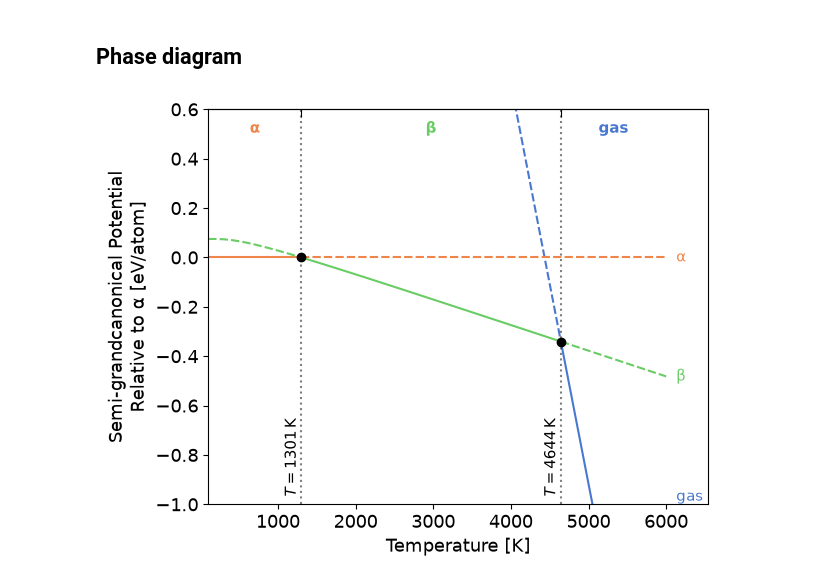
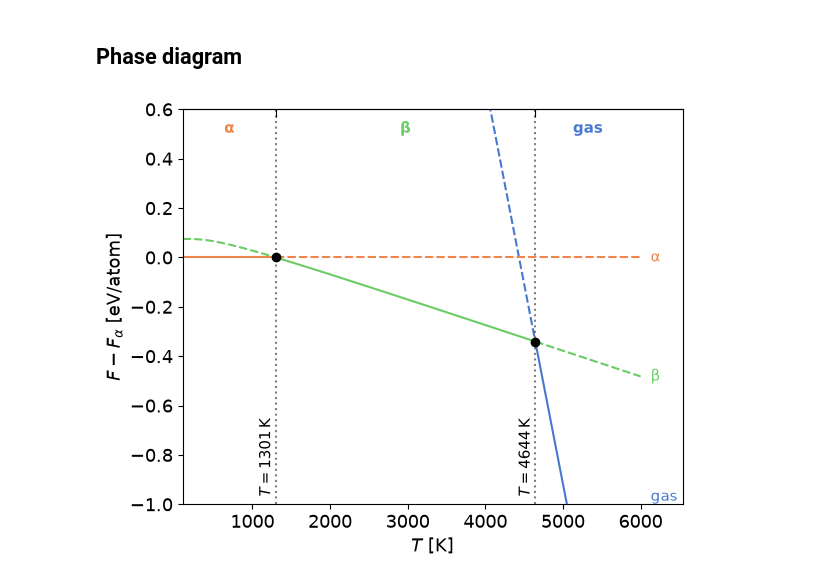
Before and after one commit to pmrv/landau-gallery-poster, a Jupyter notebook: Ase/Solid_Gas_ASE.ipynb, the cells around one changed output. Cells and saved outputs as stored; diff of their text form; code cells hidden in the pictures.

Commit message:
Use short symbol and unit labels on the 1D plots
Co-Authored-By: Claude Opus 5.5 <noreply@anthropic.com>

```diff
--- a/Ase/Solid_Gas_ASE.ipynb
+++ b/Ase/Solid_Gas_ASE.ipynb
@@ -57,12 +57,14 @@ gas = ld.AsePhase(
 # %%
 df = calc_phase_diagram([alpha, beta, gas], Ts=np.linspace(100, 6000, 60), mu=0.0, keep_unstable=True)
 
 plt.rcParams.update({"font.size": FONTSIZE, "svg.fonttype": "none"})
 fig = plt.figure(figsize=FIGSIZE)
 ax = fig.add_axes(AXES)
 plot_1d_T_phase_diagram(df, ax=ax, reference_phase="α", ylim=(-1, 0.6))
+ax.set_xlabel("$T$ [K]")
+ax.set_ylabel(r"$F - F_\alpha$ [eV/atom]")
 
 fig.savefig(OUT)
 fig.savefig(OUT.replace(".svg", ".png"), dpi=DPI, transparent=True)
 # %% [output]
-[figure, old version]
+[figure, new version]
```
Also changed, not shown: 9 other files.
